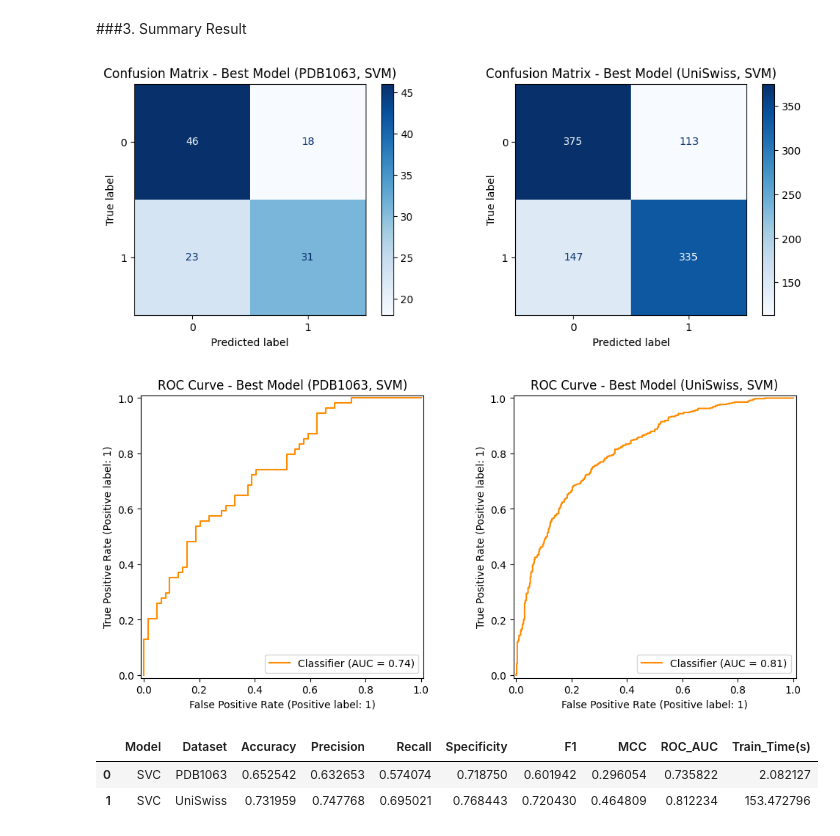
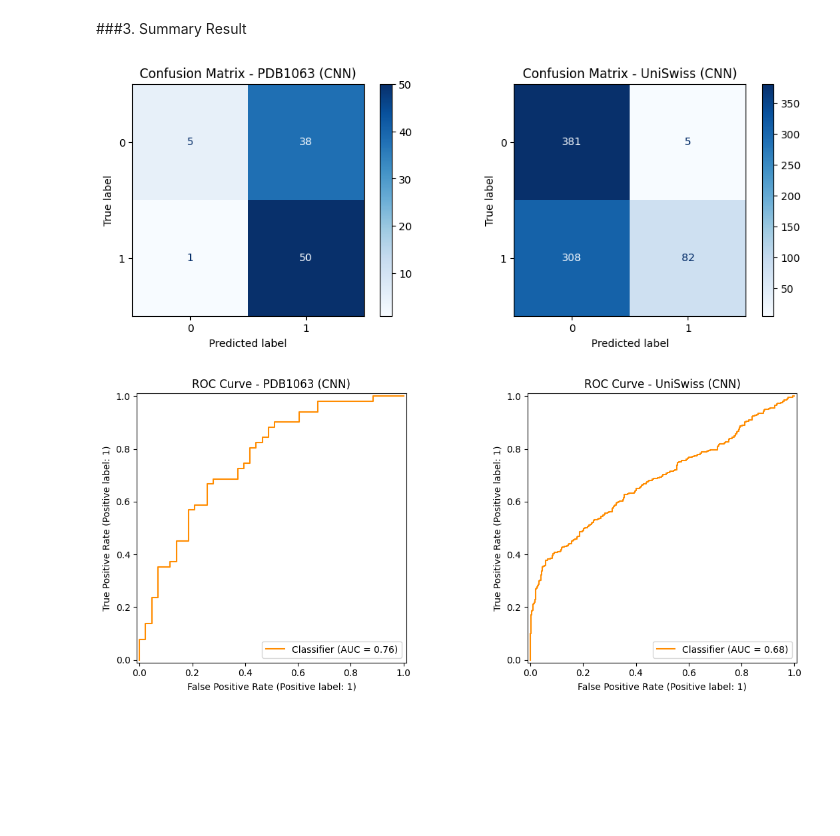
Before and after one commit to Alamsyah-WM/Predict-DNA-binding-protein-with-ML-and-DL, a Jupyter notebook: BioInformatik_UAS.ipynb, the cells around one changed output. Drawn from its saved outputs; the diff is of its cells as text; code cells hidden in the pictures; blank space fills up the shorter version.

Commit message:
W1 - Train Baseline CNN - Model

```diff
--- a/BioInformatik_UAS.ipynb
+++ b/BioInformatik_UAS.ipynb
@@ -703,0 +827,9 @@ Training SVC on UniSwiss dataset...
+# %%
+# Train and evaluate the CNN model for both datasets
+model_pdb, results_pdb = train_and_eval_cnn("PDB1063", X_train_pdb_scaled, y_train_pdb, X_eval_pdb_scaled, y_eval_pdb, max_len=512)
+model_uni, results_uni = train_and_eval_cnn("UniSwiss", X_train_uni_scaled, y_train_uni, X_eval_uni_scaled, y_eval_uni, max_len=900)
+
+# Display the results
+print("\nCNN Model Results:")
+print("PDB1063 Results:", results_pdb)
+print("UniSwiss Results:", results_uni)
@@ -727,0 +856,16 @@ Training SVC on UniSwiss dataset...
+# %%
+# Function to test the trained model on the test set
+def test_model(model, X_test, y_test):
+    # Predict the class probabilities
+    y_prob = model.predict(X_test)
+
+    # Convert probabilities to class labels
+    y_pred_class = np.argmax(y_prob, axis=1)
+
+    return y_pred_class, y_prob
+
+# Test the PDB1063 model
+y_pred_pdb_test, y_prob_pdb_test = test_model(model_pdb, X_test_pdb_scaled, y_test_pdb)
+
+# Test the UniSwiss model
+y_pred_uni_test, y_prob_uni_test = test_model(model_uni, X_test_uni_scaled, y_test_uni)
@@ -730,32 +877,27 @@ Training SVC on UniSwiss dataset...
 # %%
 # Confusion matrix for both dataset
 plt.figure(figsize=(12, 4))
 plt.subplot(1, 2, 1)
 ConfusionMatrixDisplay.from_predictions(y_test_pdb, y_pred_pdb_test, cmap="Blues", ax=plt.gca())
-plt.title("Confusion Matrix - Best Model (PDB1063, SVM)")
+plt.title("Confusion Matrix - PDB1063 (CNN)")
 
 plt.subplot(1, 2, 2)
 ConfusionMatrixDisplay.from_predictions(y_test_uni, y_pred_uni_test, cmap="Blues", ax=plt.gca())
-plt.title("Confusion Matrix - Best Model (UniSwiss, SVM)")
+plt.title("Confusion Matrix - UniSwiss (CNN)")
 
 # ROC curve
 plt.figure(figsize=(12, 5))
 plt.subplot(1, 2, 1)
-RocCurveDisplay.from_predictions(y_test_pdb, y_prob_pdb_test, color="darkorange", ax=plt.gca())
-plt.title("ROC Curve - Best Model (PDB1063, SVM)")
+# Use the probabilities of the positive class (assuming class 1) for ROC curve
+RocCurveDisplay.from_predictions(y_test_pdb, y_prob_pdb_test[:, 1], color="darkorange", ax=plt.gca())
+plt.title("ROC Curve - PDB1063 (CNN)")
 
 plt.subplot(1, 2, 2)
-RocCurveDisplay.from_predictions(y_test_uni, y_prob_uni_test, color="darkorange", ax=plt.gca())
-plt.title("ROC Curve - Best Model (UniSwiss, SVM)")
+# Use the probabilities of the positive class (assuming class 1) for ROC curve
+RocCurveDisplay.from_predictions(y_test_uni, y_prob_uni_test[:, 1], color="darkorange", ax=plt.gca())
+plt.title("ROC Curve - UniSwiss (CNN)")
+plt.tight_layout()
 plt.show()
 # %% [output]
-[figure, old version]
+[figure, new version]
-[figure, old version]
+[figure, new version]
-# %%
-#Model summary
-results_df = pd.DataFrame([test_metrics_pdb, test_metrics_uni]) #Change the params with your trained model
-display(results_df)
-# %% [output]
-|  | Model | Dataset | Accuracy | Precision | Recall | Specificity | F1 | MCC | ROC_AUC | Train_Time(s) |
-| 0 | SVC | PDB1063 | 0.652542 | 0.632653 | 0.574074 | 0.718750 | 0.601942 | 0.296054 | 0.735822 | 2.082127 |
-| 1 | SVC | UniSwiss | 0.731959 | 0.747768 | 0.695021 | 0.768443 | 0.720430 | 0.464809 | 0.812234 | 153.472796 |
```
Also changed, not shown: parts of 22 cells of this notebook.
